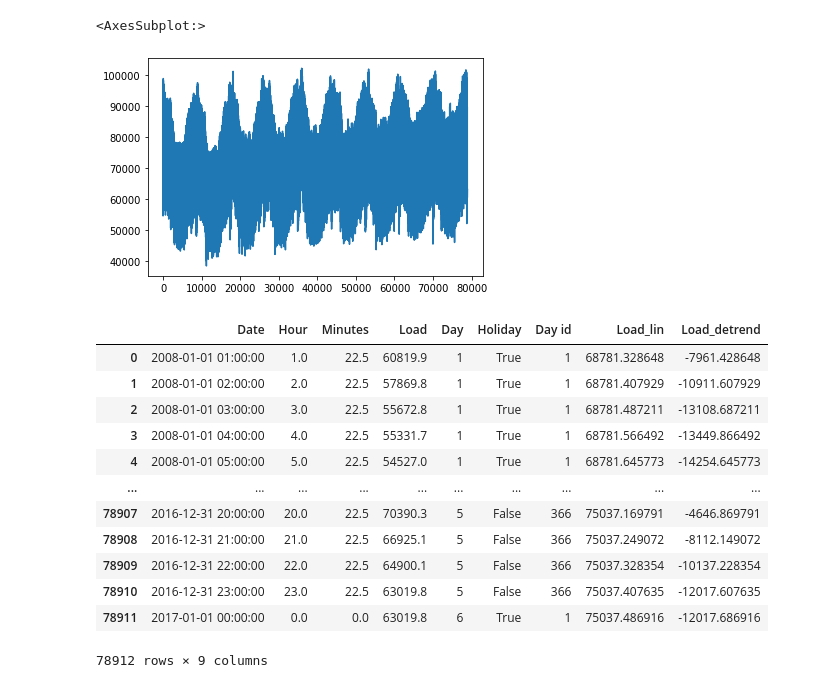
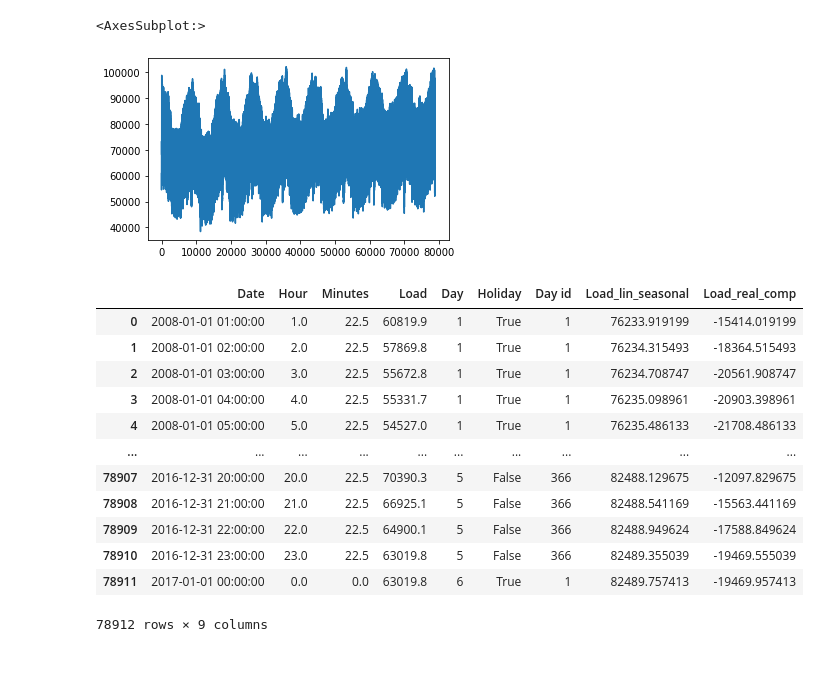
Before and after one commit to BleakHeart/Report-2, a Jupyter notebook: src/PSF_forecasting.ipynb, the cells around one changed output. Drawn from its saved outputs; the diff is of its cells as text; code cells hidden in the pictures.

```diff
--- a/src/PSF_forecasting.ipynb
+++ b/src/PSF_forecasting.ipynb
@@ -44,0 +48,8 @@ Electric
+# %%
+wave = 'coif5'
+threshold = 0.01
+Load_denoised = wavelet_filter(Electric.Load.to_numpy(), wavelet=wave, threshold=threshold)
+
+Electric['Load_denoised'] = Load_denoised
+
+Electric
@@ -45,28 +110,34 @@ Electric
 # %%
-df = resampling_data(Electric)
+df = resampling_data(Electric, resample_cost='h')
 
 df = df[~df.Load.isna()].reset_index(drop=True)
 df['Load'].plot()
 # %% [output]
 <AxesSubplot:>
-[figure, old version]
+[figure, new version]
 # %%
-df['Load_lin'] = linear_fit(x=df.index, y=df.Load)
-df['Load_detrend'] = df.Load - df['Load_lin']
+seasonal_comp = fourierExtrapolation(
+    df.Load.to_numpy(),
+    int(0),
+    n_harm=10)
+
+
+df['Load_lin_seasonal'] = linear_fit(x=df.index, y=df.Load) + seasonal_comp
+df['Load_real_comp'] = df.Load - df['Load_lin_seasonal']
 
 df
 # %% [output]
-|  | Date | Hour | Minutes | Load | Day | Holiday | Day id | Load_lin | Load_detrend |
-| 0 | 2008-01-01 01:00:00 | 1.0 | 22.5 | 60819.9 | 1 | True | 1 | 68781.328648 | -7961.428648 |
-| 1 | 2008-01-01 02:00:00 | 2.0 | 22.5 | 57869.8 | 1 | True | 1 | 68781.407929 | -10911.607929 |
-| 2 | 2008-01-01 03:00:00 | 3.0 | 22.5 | 55672.8 | 1 | True | 1 | 68781.487211 | -13108.687211 |
-| 3 | 2008-01-01 04:00:00 | 4.0 | 22.5 | 55331.7 | 1 | True | 1 | 68781.566492 | -13449.866492 |
-| 4 | 2008-01-01 05:00:00 | 5.0 | 22.5 | 54527.0 | 1 | True | 1 | 68781.645773 | -14254.645773 |
+|  | Date | Hour | Minutes | Load | Day | Holiday | Day id | Load_lin_seasonal | Load_real_comp |
+| 0 | 2008-01-01 01:00:00 | 1.0 | 22.5 | 60819.9 | 1 | True | 1 | 76233.919199 | -15414.019199 |
+| 1 | 2008-01-01 02:00:00 | 2.0 | 22.5 | 57869.8 | 1 | True | 1 | 76234.315493 | -18364.515493 |
+| 2 | 2008-01-01 03:00:00 | 3.0 | 22.5 | 55672.8 | 1 | True | 1 | 76234.708747 | -20561.908747 |
+| 3 | 2008-01-01 04:00:00 | 4.0 | 22.5 | 55331.7 | 1 | True | 1 | 76235.098961 | -20903.398961 |
+| 4 | 2008-01-01 05:00:00 | 5.0 | 22.5 | 54527.0 | 1 | True | 1 | 76235.486133 | -21708.486133 |
 | ... | ... | ... | ... | ... | ... | ... | ... | ... | ... |
-| 78907 | 2016-12-31 20:00:00 | 20.0 | 22.5 | 70390.3 | 5 | False | 366 | 75037.169791 | -4646.869791 |
-| 78908 | 2016-12-31 21:00:00 | 21.0 | 22.5 | 66925.1 | 5 | False | 366 | 75037.249072 | -8112.149072 |
-| 78909 | 2016-12-31 22:00:00 | 22.0 | 22.5 | 64900.1 | 5 | False | 366 | 75037.328354 | -10137.228354 |
-| 78910 | 2016-12-31 23:00:00 | 23.0 | 22.5 | 63019.8 | 5 | False | 366 | 75037.407635 | -12017.607635 |
-| 78911 | 2017-01-01 00:00:00 | 0.0 | 0.0 | 63019.8 | 6 | True | 1 | 75037.486916 | -12017.686916 |
+| 78907 | 2016-12-31 20:00:00 | 20.0 | 22.5 | 70390.3 | 5 | False | 366 | 82488.129675 | -12097.829675 |
+| 78908 | 2016-12-31 21:00:00 | 21.0 | 22.5 | 66925.1 | 5 | False | 366 | 82488.541169 | -15563.441169 |
+| 78909 | 2016-12-31 22:00:00 | 22.0 | 22.5 | 64900.1 | 5 | False | 366 | 82488.949624 | -17588.849624 |
+| 78910 | 2016-12-31 23:00:00 | 23.0 | 22.5 | 63019.8 | 5 | False | 366 | 82489.355039 | -19469.555039 |
+| 78911 | 2017-01-01 00:00:00 | 0.0 | 0.0 | 63019.8 | 6 | True | 1 | 82489.757413 | -19469.957413 |
 78912 rows × 9 columns
 # %%
```
Also changed, not shown: parts of 17 cells of this notebook.
